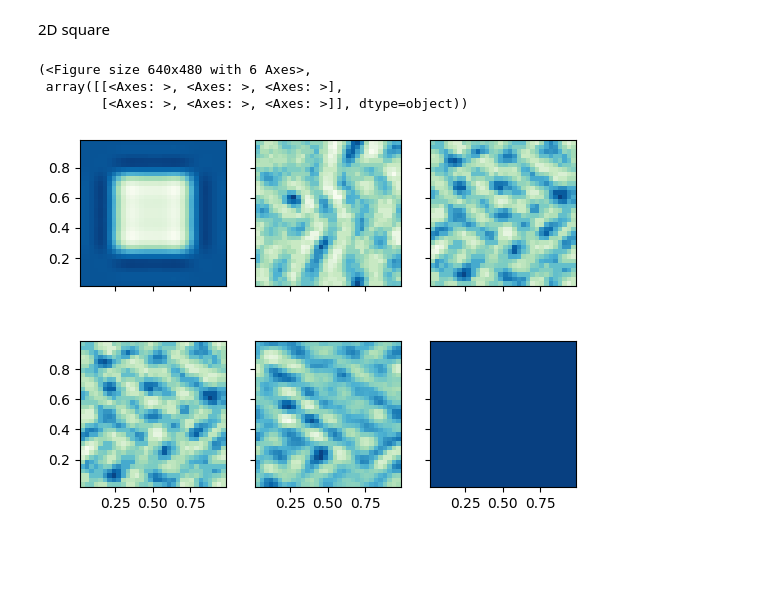
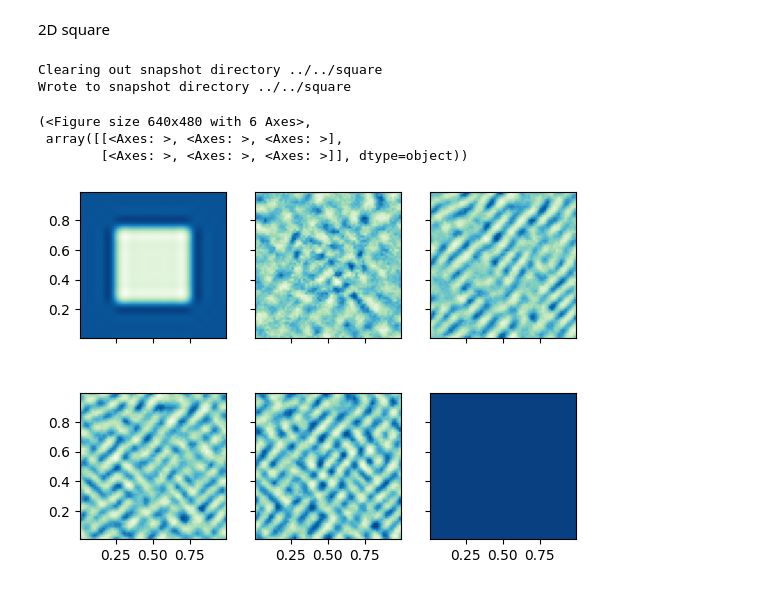
Before and after one commit to jpalafou/FVHOE, a Jupyter notebook: examples/square.ipynb, the cells around one changed output. Saved outputs shown, nothing was run; the diff lists cells and outputs as text; code cells hidden in the pictures; blank space fills up the shorter version.

```diff
--- a/examples/square.ipynb
+++ b/examples/square.ipynb
@@ -19,18 +19,24 @@ solver.plot_fields(y=0.5, z=0.5)
 # %% [markdown]
 2D square
 # %%
+N = 64
+p = 3
+
 solver = EulerSolver(
-    w0=square(dims="xy"),
-    nx=32,
-    ny=32,
-    px=3,
-    py=3,
+    w0=square(dims="xy", vx=1, vy=1),
+    nx=N,
+    ny=N,
+    px=p,
+    py=p,
     riemann_solver="llf",
+    cupy=False,
 )
-solver.rkorder(1.0)
+solver.rkorder(1.0, snapshot_dir="../../square", overwrite=True)
 solver.plot_fields(z=0.5)
 # %% [output]
-(<Figure size 640x480 with 6 Axes>,
- array([[<Axes: >, <Axes: >, <Axes: >],
-        [<Axes: >, <Axes: >, <Axes: >]], dtype=object))
+Clearing out snapshot directory ../../square
+Wrote to snapshot directory ../../square
+(<Figure size 640x480 with 6 Axes>,
+ array([[<Axes: >, <Axes: >, <Axes: >],
+        [<Axes: >, <Axes: >, <Axes: >]], dtype=object))
-[figure, old version]
+[figure, new version]
```
Also changed, not shown: 8 other files.
